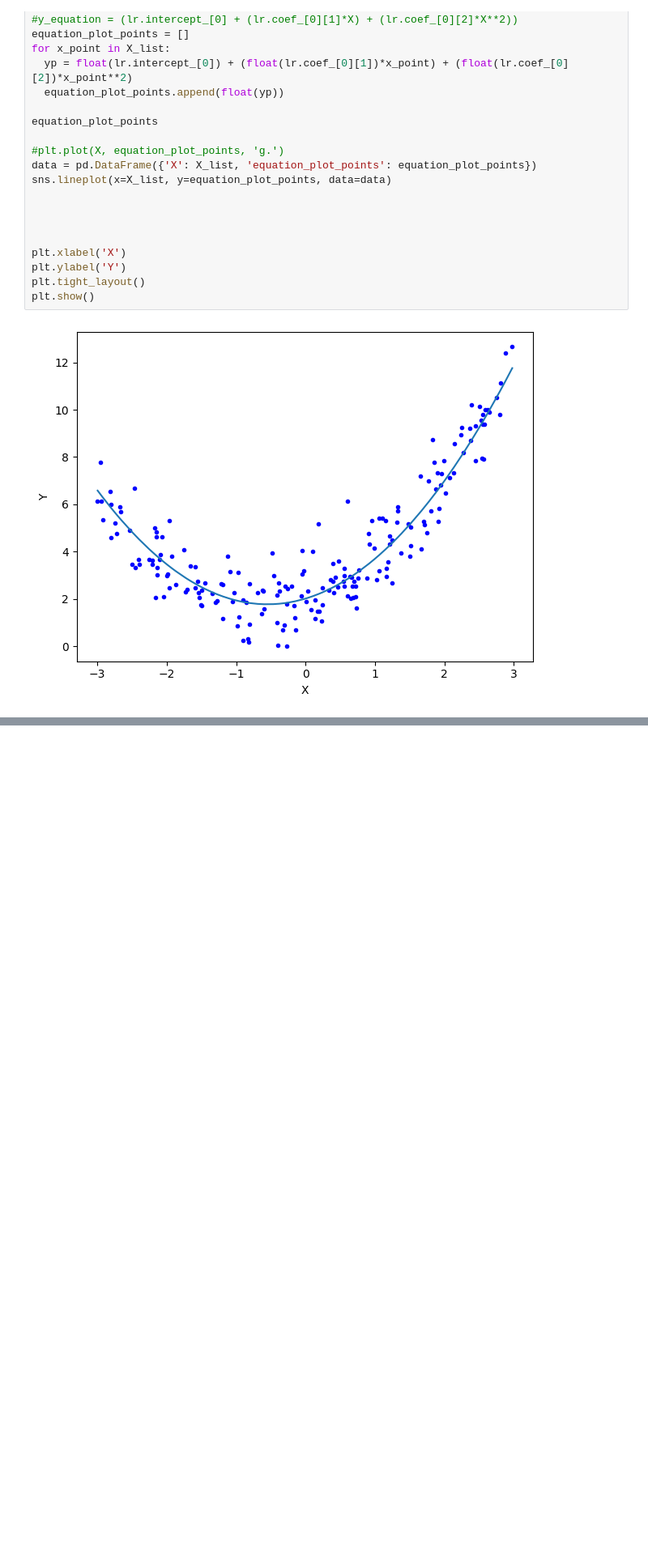
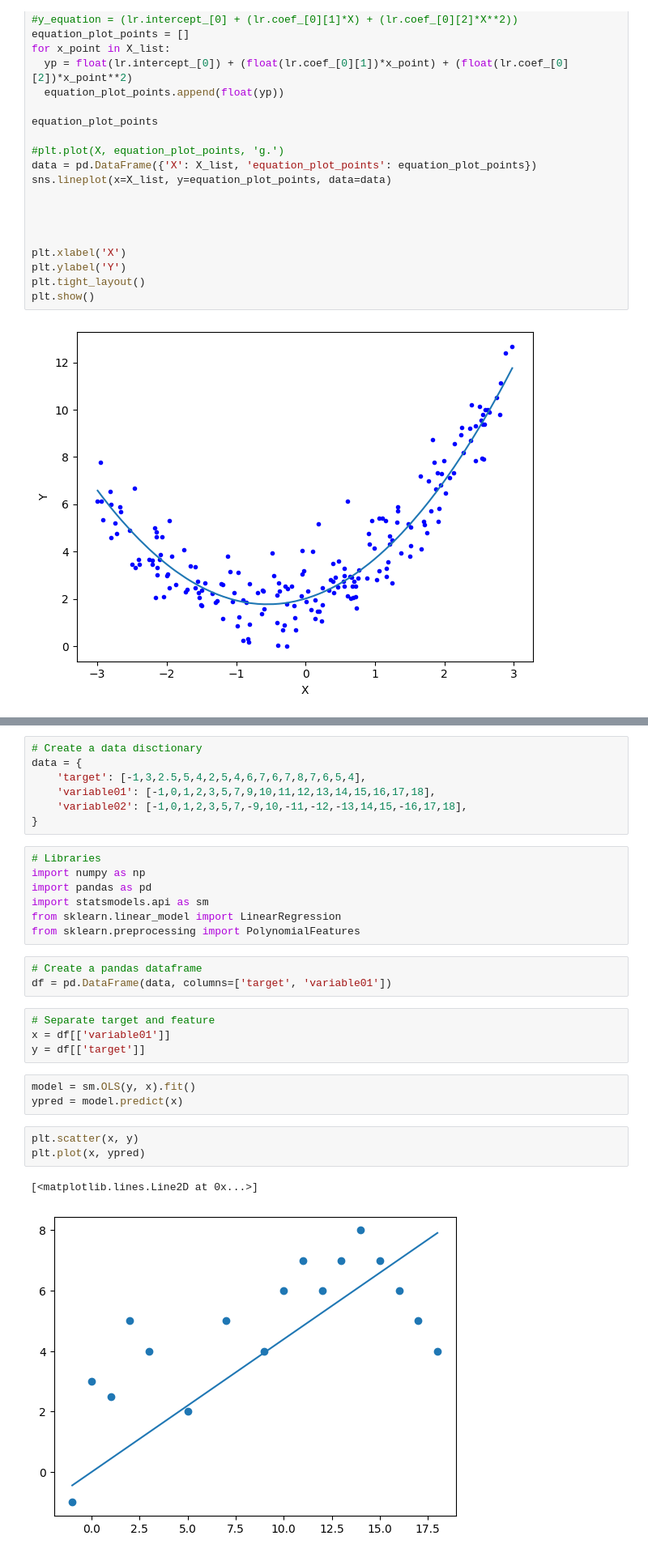
Before and after one commit to FredArgoX/ChaoticTest_DataX, a Jupyter notebook: ChaoticTest_PolyRegres.ipynb, the cells around one changed output, grey strips where cells are left out. Shown: that part at 81% size. Cells and saved outputs as stored; diff of their text form; blank space fills up the shorter version.

```diff
--- a/ChaoticTest_PolyRegres.ipynb
+++ b/ChaoticTest_PolyRegres.ipynb
@@ -144,0 +148,30 @@ plt.show()
+# %%
+# Create a data disctionary
+data = {
+    'target': [-1,3,2.5,5,4,2,5,4,6,7,6,7,8,7,6,5,4],
+    'variable01': [-1,0,1,2,3,5,7,9,10,11,12,13,14,15,16,17,18],
+    'variable02': [-1,0,1,2,3,5,7,-9,10,-11,-12,-13,14,15,-16,17,18],
+}
+# %%
+# Libraries
+import numpy as np
+import pandas as pd
+import statsmodels.api as sm
+from sklearn.linear_model import LinearRegression
+from sklearn.preprocessing import PolynomialFeatures
+# %%
+# Create a pandas dataframe
+df = pd.DataFrame(data, columns=['target', 'variable01'])
+# %%
+# Separate target and feature
+x = df[['variable01']]
+y = df[['target']]
+# %%
+model = sm.OLS(y, x).fit()
+ypred = model.predict(x)
+# %%
+plt.scatter(x, y)
+plt.plot(x, ypred)
+# %% [output]
+[<matplotlib.lines.Line2D at 0x...>]
+[figure, added]
```
Also changed, not shown: parts of 22 cells of this notebook.
